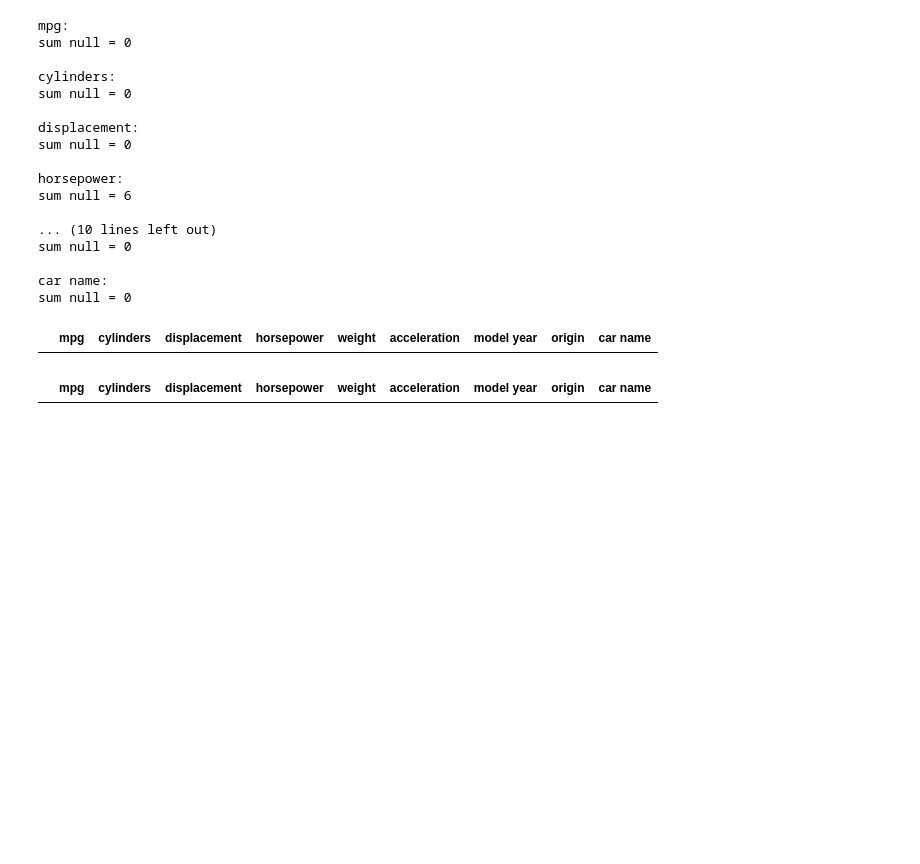
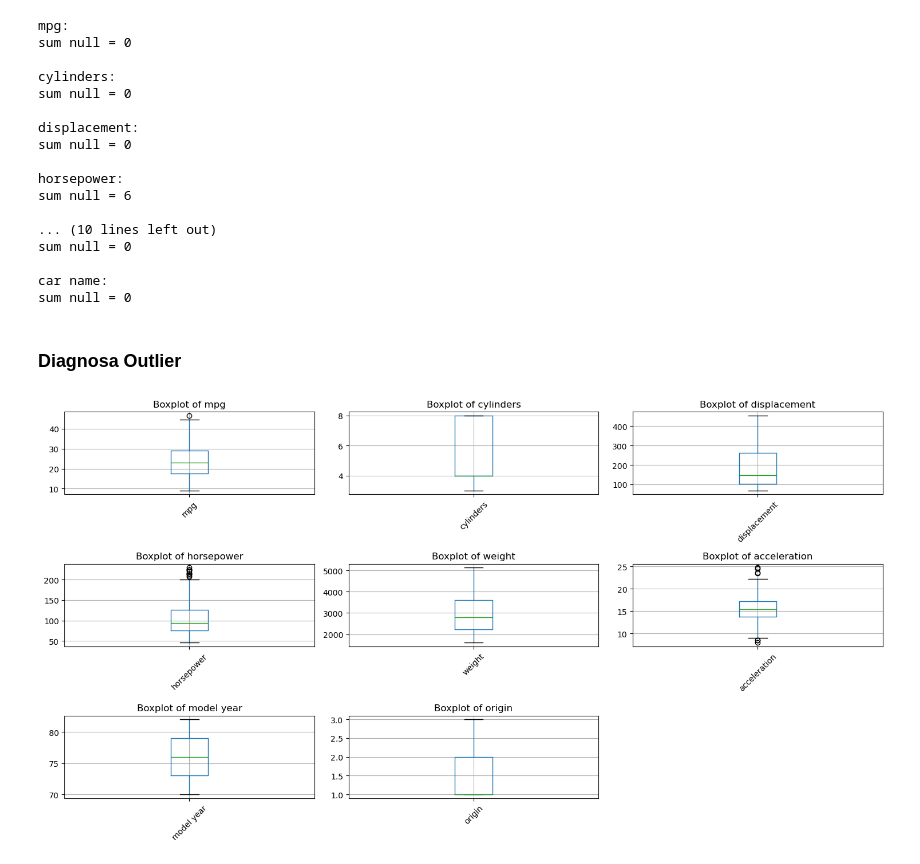
Before and after one commit to 7u7unn/ML-SMT5, a Jupyter notebook: MLP2/prak.ipynb, the cells around one changed output. Cells and saved outputs as stored; diff of their text form; code cells hidden in the pictures; blank space fills up the shorter version.

```diff
--- a/MLP2/prak.ipynb
+++ b/MLP2/prak.ipynb
@@ -130,11 +123,23 @@ sum null = 0
 
 car name:
 sum null = 0
-# %%
-df[df['mpg'].isna()]
-# %% [output]
-|  | mpg | cylinders | displacement | horsepower | weight | acceleration | model year | origin | car name |
-# %%
-df[df['car name'].isna()]
-# %% [output]
-|  | mpg | cylinders | displacement | horsepower | weight | acceleration | model year | origin | car name |
+# %% [markdown]
+### Diagnosa Outlier
+# %%
+numeric_cols = df.select_dtypes(include=['float64', 'int64']).columns
+
+plt.figure(figsize=(15, 8))
+
+n_cols = 3
+n_rows = (len(numeric_cols) + n_cols - 1) // n_cols
+
+for idx, col in enumerate(numeric_cols, 1):
+    plt.subplot(n_rows, n_cols, idx)
+    df.boxplot(column=col)
+    plt.title(f'Boxplot of {col}')
+    plt.xticks([1], [col], rotation=45)
+
+plt.tight_layout()
+plt.show()
+# %% [output]
+[figure, added]
```
Also changed, not shown: parts of 5 cells of this notebook, 1 other file.
